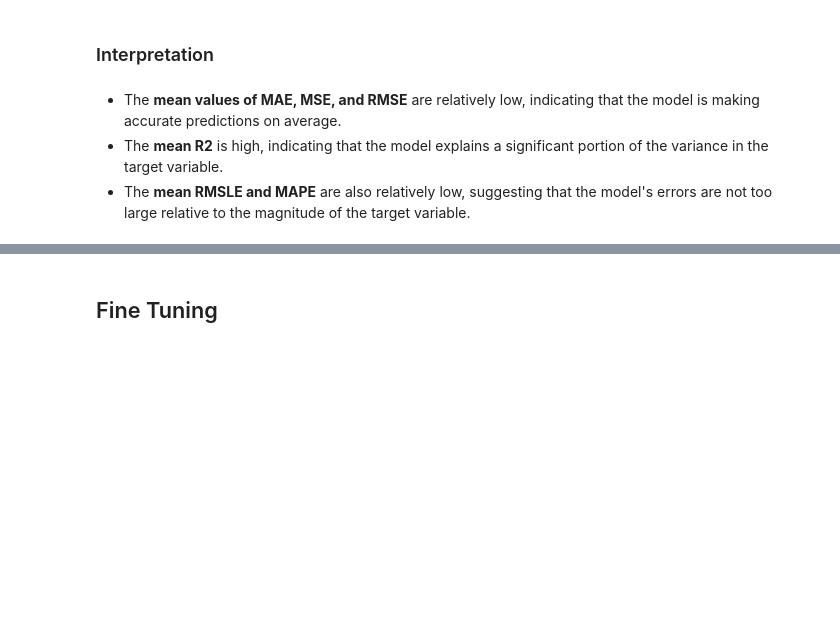
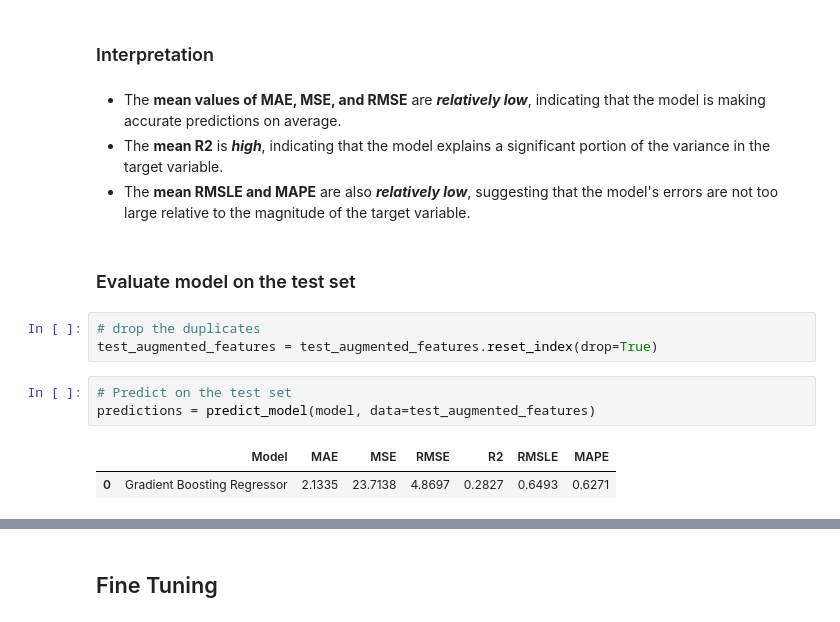
Before and after one commit to samservo09/mood-trend, a Jupyter notebook: mood_trend.ipynb, the cells around one changed output, grey strips where cells are left out. Cells and saved outputs as stored; diff of their text form; blank space fills up the shorter version.

```diff
--- a/mood_trend.ipynb
+++ b/mood_trend.ipynb
@@ -571,6 +575,17 @@ model = create_model(best_model)
 # %% [markdown]
 ### Interpretation
 # %% [markdown]
-- The **mean values of MAE, MSE, and RMSE** are relatively low, indicating that the model is making accurate predictions on average. <br>
-- The **mean R2** is high, indicating that the model explains a significant portion of the variance in the target variable. <br>
-- The **mean RMSLE and MAPE** are also relatively low, suggesting that the model's errors are not too large relative to the magnitude of the target variable.
+- The **mean values of MAE, MSE, and RMSE** are ***relatively low***, indicating that the model is making accurate predictions on average. <br>
+- The **mean R2** is ***high***, indicating that the model explains a significant portion of the variance in the target variable. <br>
+- The **mean RMSLE and MAPE** are also ***relatively low***, suggesting that the model's errors are not too large relative to the magnitude of the target variable.
+# %% [markdown]
+### Evaluate model on the test set
+# %%
+# drop the duplicates
+test_augmented_features = test_augmented_features.reset_index(drop=True)
+# %%
+# Predict on the test set
+predictions = predict_model(model, data=test_augmented_features)
+# %% [output]
+|  | Model | MAE | MSE | RMSE | R2 | RMSLE | MAPE |
+| 0 | Gradient Boosting Regressor | 2.1335 | 23.7138 | 4.8697 | 0.2827 | 0.6493 | 0.6271 |
```
Also changed, not shown: parts of 6 cells of this notebook.
